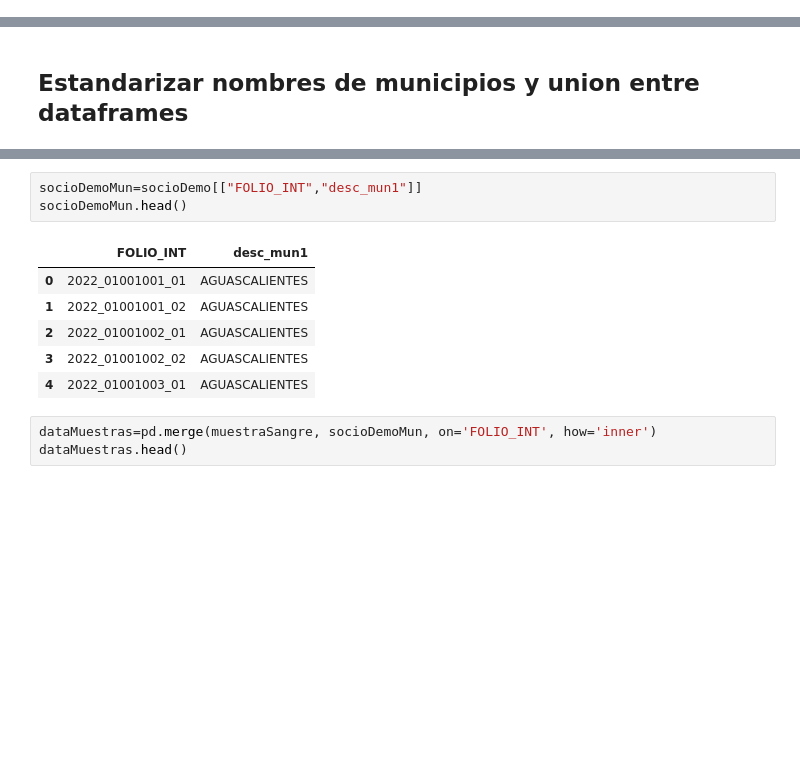
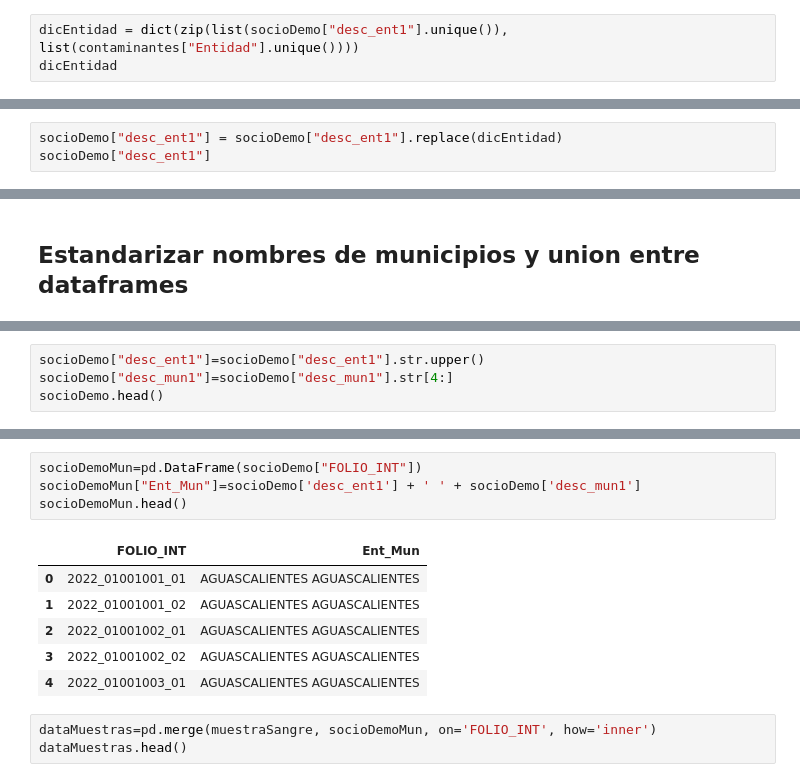
Before and after one commit to JuanPabloDP/Environmental-pollution-and-health-GBN, a Jupyter notebook: scripts/visualizacion.ipynb, the cells around one changed output, grey strips where cells are left out. Drawn from its saved outputs; the diff is of its cells as text; blank space fills up the shorter version.

```diff
--- a/scripts/visualizacion.ipynb
+++ b/scripts/visualizacion.ipynb
@@ -102,3 +97,6 @@ array(['01 AGUASCALIENTES', '02 BAJA CALIFORNIA',
        '25 SINALOA', '26 SONORA', '27 TABASCO', '28 TAMAULIPAS',
        '29 TLAXCALA', '30 VERACRUZ DE IGNACIO DE LA LLAVE', '31 YUCATÁN',
        '32 ZACATECAS'], dtype=object)
+# %%
+dicEntidad = dict(zip(list(socioDemo["desc_ent1"].unique()), list(contaminantes["Entidad"].unique())))
+dicEntidad
@@ -104,0 +121,3 @@ array(['01 AGUASCALIENTES', '02 BAJA CALIFORNIA',
+# %%
+socioDemo["desc_ent1"] = socioDemo["desc_ent1"].replace(dicEntidad)
+socioDemo["desc_ent1"]
@@ -204,0 +320,4 @@ contaminantes.head()
+# %%
+socioDemo["desc_ent1"]=socioDemo["desc_ent1"].str.upper()
+socioDemo["desc_mun1"]=socioDemo["desc_mun1"].str[4:]
+socioDemo.head()
@@ -205,13 +332,14 @@ contaminantes.head()
 # %%
-socioDemoMun=socioDemo[["FOLIO_INT","desc_mun1"]]
+socioDemoMun=pd.DataFrame(socioDemo["FOLIO_INT"])
+socioDemoMun["Ent_Mun"]=socioDemo['desc_ent1'] + ' ' + socioDemo['desc_mun1']
 socioDemoMun.head()
 # %% [output]
-|  | FOLIO_INT | desc_mun1 |
-| 0 | 2022_01001001_01 | AGUASCALIENTES |
-| 1 | 2022_01001001_02 | AGUASCALIENTES |
-| 2 | 2022_01001002_01 | AGUASCALIENTES |
-| 3 | 2022_01001002_02 | AGUASCALIENTES |
-| 4 | 2022_01001003_01 | AGUASCALIENTES |
+|  | FOLIO_INT | Ent_Mun |
+| 0 | 2022_01001001_01 | AGUASCALIENTES AGUASCALIENTES |
+| 1 | 2022_01001001_02 | AGUASCALIENTES AGUASCALIENTES |
+| 2 | 2022_01001002_01 | AGUASCALIENTES AGUASCALIENTES |
+| 3 | 2022_01001002_02 | AGUASCALIENTES AGUASCALIENTES |
+| 4 | 2022_01001003_01 | AGUASCALIENTES AGUASCALIENTES |
 # %%
 dataMuestras=pd.merge(muestraSangre, socioDemoMun, on='FOLIO_INT', how='inner')
 dataMuestras.head()
```
Also changed, not shown: parts of 25 cells of this notebook.
